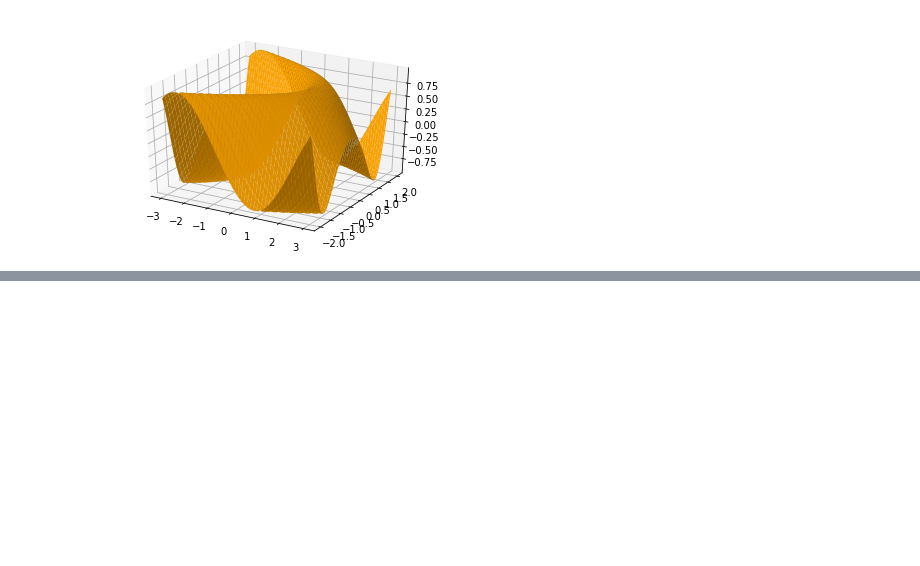
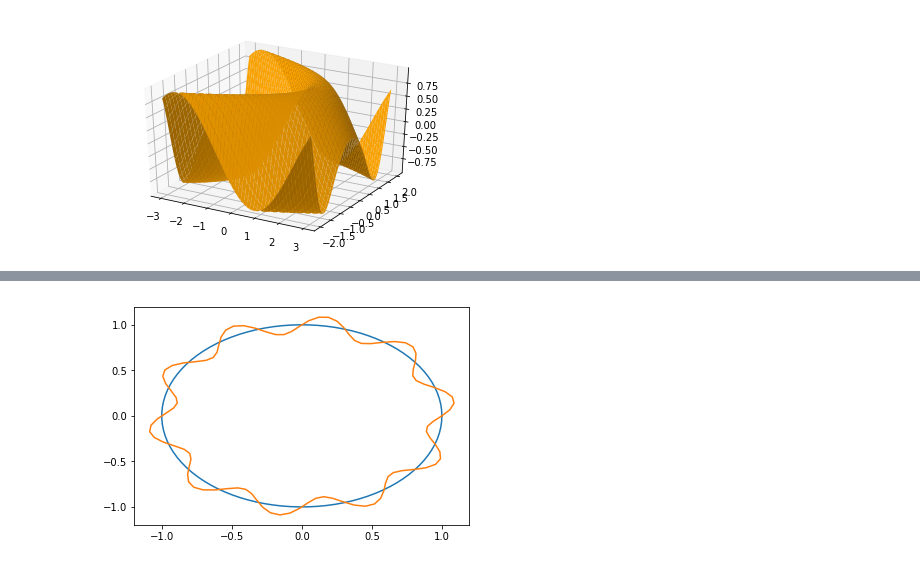
Before and after one commit to zhangyaqi1989/Python-Mathematica-like-Plot-Library, a Jupyter notebook: notebooks/examples.ipynb, the cells around one changed output, grey strips where cells are left out. Saved outputs shown, nothing was run; the diff lists cells and outputs as text; code cells hidden in the pictures; blank space fills up the shorter version.

```diff
--- a/notebooks/examples.ipynb
+++ b/notebooks/examples.ipynb
@@ -14,0 +21,4 @@ Plot3D('sin(x + y**2)', ['x', -3, 3], ['y', -2, 2])
+# %%
+PolarPlot(['1', '1 + 1/10 * sin(10*t)'], ['t', 0, 2*pi]);
+# %% [output]
+[figure, added]
```
Also changed, not shown: parts of 5 cells of this notebook, 4 other files.
